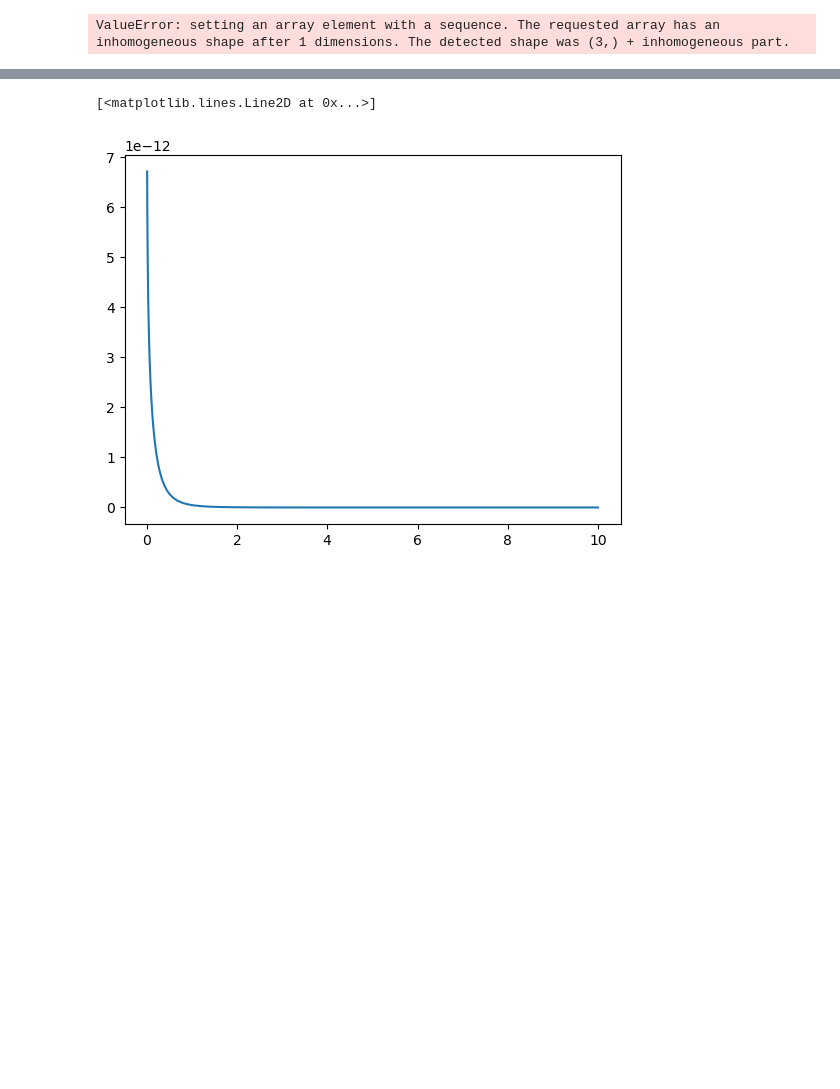
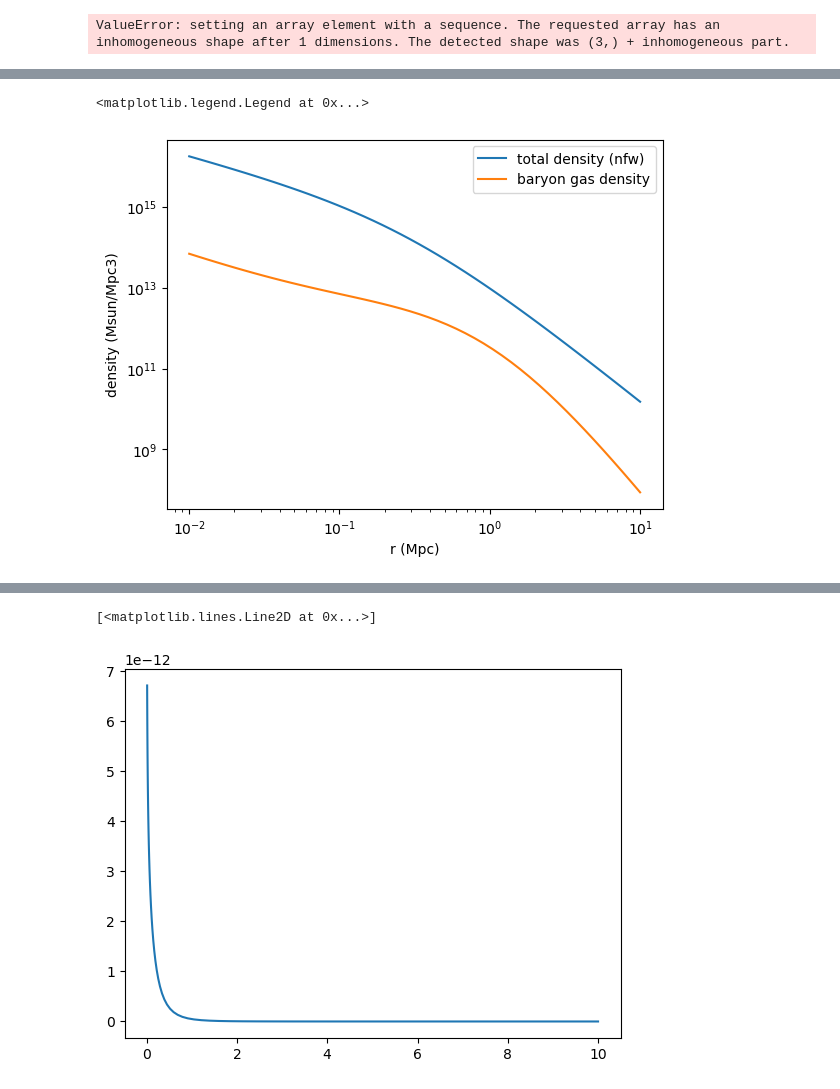
Before and after one commit to eleanorstuart/thermo-idm, a Jupyter notebook: Iqbal_AGN_heating.ipynb, the cells around one changed output, grey strips where cells are left out. Cells and saved outputs as stored; diff of their text form; code cells hidden in the pictures; blank space fills up the shorter version.

```diff
--- a/Iqbal_AGN_heating.ipynb
+++ b/Iqbal_AGN_heating.ipynb
@@ -209,0 +218,9 @@ ValueError: setting an array element with a sequence. The requested array has an
+# %%
+plt.loglog(rs, iq.rho_nfw(rs, measurements), label="total density (nfw)")
+plt.loglog(rs, iq.rho_g(rs, measurements), label="baryon gas density")
+plt.xlabel('r (Mpc)')
+plt.ylabel('density (Msun/Mpc3)')
+plt.legend()
+# %% [output]
+<matplotlib.legend.Legend at 0x...>
+[figure, added]
```
Also changed, not shown: parts of 10 cells of this notebook, 8 other files.
